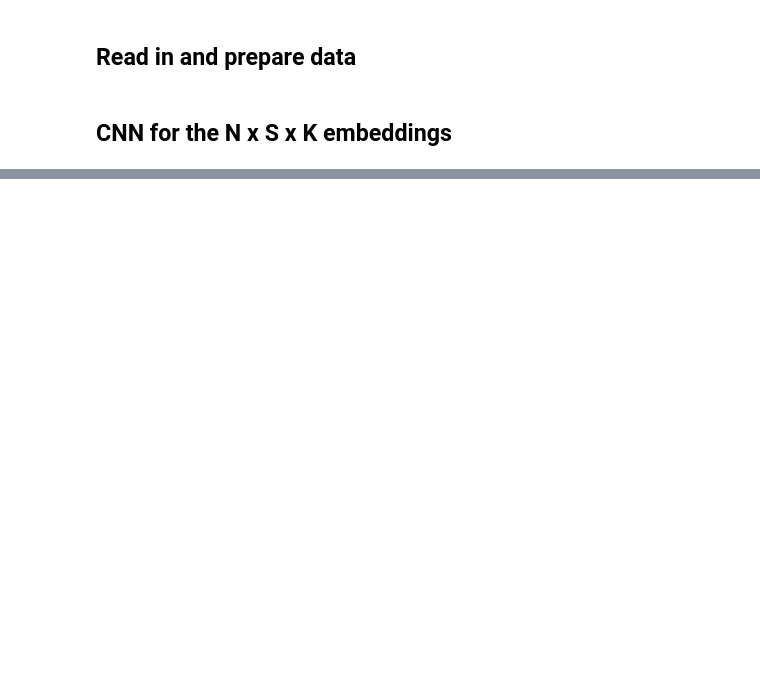
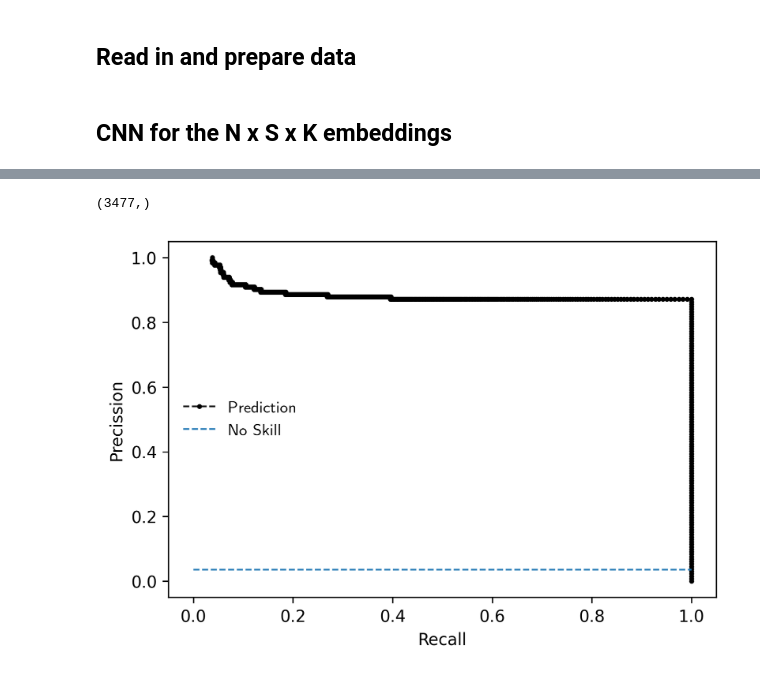
Before and after one commit to A-Lohse/deeplearningproject, a Jupyter notebook: downstream.ipynb, the cells around one changed output, grey strips where cells are left out. Drawn from its saved outputs; the diff is of its cells as text; code cells hidden in the pictures; blank space fills up the shorter version.

```diff
--- a/downstream.ipynb
+++ b/downstream.ipynb
@@ -38,16 +54,15 @@ Net(
   (fc2): Linear(in_features=120, out_features=2, bias=True)
 )
 # %%
-optimizer = optim.Adam(net.parameters(), lr=0.001)
-w = torch.FloatTensor([0.1, 1.0]).cuda()
-max_epocs = 5
-criterion = nn.CrossEntropyLoss(weight=w)
+optimizer = optim.Adam(net.parameters(), lr=0.001,
+                       weight_decay=0.01)
+max_epochs = 5
+criterion = nn.CrossEntropyLoss(weight=class_weights.cuda())
 # CUDA for PyTorch
 use_cuda = torch.cuda.is_available()
 device = torch.device("cuda:0" if use_cuda else "cpu")
 torch.backends.cudnn.benchmark = True
 # %%
-max_epochs = 5
 train_acc = []
 losses = []
 val_recall_scores = []
@@ -84,24 +99,31 @@ for epoch in range(max_epochs):
     print('F1: {}'.format(f1_score(train_targs, train_preds)))
     print('Precision: {}'.format(precision_score(train_targs, train_preds)))
     print('Recall: {}'.format(recall_score(train_targs, train_preds)))
+    print('Confusion Matrix:')
+    print(confusion_matrix(train_targs, train_preds))
 
     # Validation
     net.eval()
     val_preds, val_targs = [], []
-    for local_batch, local_labels in valid_dataloader:
-        local_batch = local_batch.to(device, dtype=torch.float)
-        local_labels =  local_labels.to(device, dtype=torch.long)
-        outputs = net(local_batch)
-        predicted = torch.max(outputs.data, 1)[1]
-        val_targs += list(local_labels.cpu().numpy())
-        val_preds += list(predicted.data.cpu().numpy())
+    probas = []
+    with torch.no_grad():
+        for local_batch, local_labels in valid_dataloader:
+            local_batch = local_batch.to(device, dtype=torch.float)
+            local_labels =  local_labels.to(device, dtype=torch.long)
+            outputs = net(local_batch)
+            predicted = torch.max(outputs.data, 1)[1]
+            probas += list(outputs.data.cpu().numpy()[:,1])
+            val_targs += list(local_labels.cpu().numpy())
+            val_preds += list(predicted.data.cpu().numpy())
+
+    lr_fpr, lr_tpr, _ = roc_curve(val_targs, probas)
     print('-----------Validation Metrics-----------')
     print('Accuracy: {}'.format(accuracy_score(val_targs, val_preds)))
     print('F1: {}'.format(f1_score(val_targs, val_preds)))
     print('Precision: {}'.format(precision_score(val_targs, val_preds)))
     print('Recall: {}'.format(recall_score(val_targs, val_preds)))
-    losses.append(cur_loss / train_dataloader.batch_size)
-    print(f'Current training Loss: {cur_loss / train_dataloader.batch_size}')
+    print('Confusion Matrix:')
+    print(confusion_matrix(val_targs, val_preds))
     print('-' * 66)
 # %% [output]
 -----------Training Metrics-----------
@@ -166,0 +217,17 @@ Current training Loss: 1.5432658195495605
+# %%
+lr_precision, lr_recall, _ = precision_recall_curve(val_targs, probas)
+# %%
+lr_precision.shape
+# %% [output]
+(3477,)
+# %%
+fig, ax = plt.subplots(dpi = 300)
+with plt.style.context('science'):
+    ax.plot(lr_precision, lr_recall, 'ko--', markersize=2, label='Prediction')
+    no_skill = len([t for t in val_targs if t ==1]) / len(val_targs)
+    ax.plot([0, 1], [no_skill, no_skill], linestyle='--', label='No Skill')
+    ax.set_xlabel('Recall')
+    ax.set_ylabel('Precission')
+    ax.legend()
+# %% [output]
+[figure, added]
```
Also changed, not shown: parts of 21 cells of this notebook, 2 other files.
